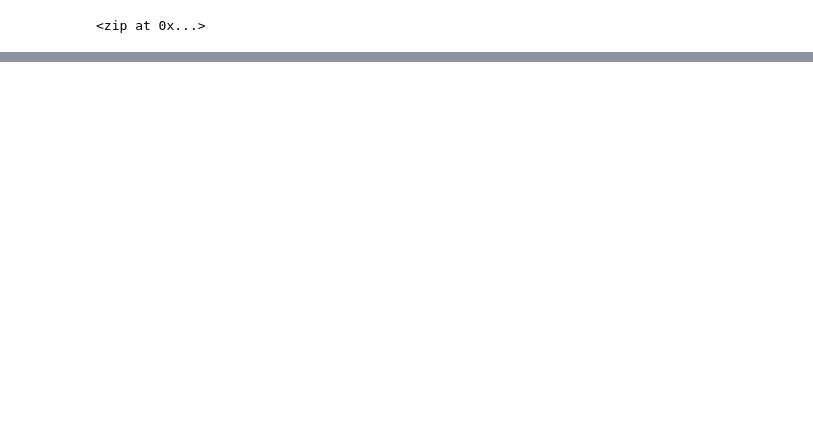
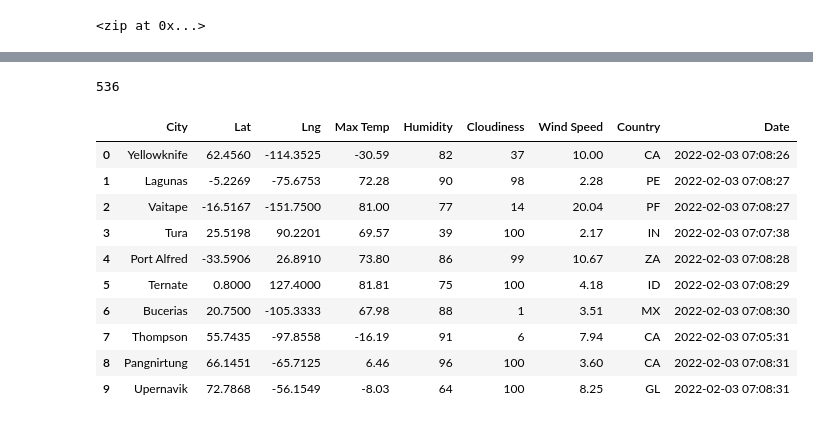
Before and after one commit to mdbinger/World_Weather_Analysis, a Jupyter notebook: WeatherPy.ipynb, the cells around one changed output, grey strips where cells are left out. Saved outputs shown, nothing was run; the diff lists cells and outputs as text; code cells hidden in the pictures; blank space fills up the shorter version.

Commit message:
adding updated weatherpy code

```diff
--- a/WeatherPy.ipynb
+++ b/WeatherPy.ipynb
@@ -32,0 +43,3 @@ len(cities)
+# %%
+# Starting URL for Weather Map API Call.
+url = "http://api.openweathermap.org/data/2.5/weather?units=Imperial&APPID=" + weather_api_key
@@ -32,0 +125,20 @@ len(cities)
+# %%
+len(city_data)
+# %% [output]
+536
+# %%
+# Convert the array of dictionaries to a Pandas DataFrame.
+city_data_df = pd.DataFrame(city_data)
+city_data_df.head(10)
+# %% [output]
+|  | City | Lat | Lng | Max Temp | Humidity | Cloudiness | Wind Speed | Country | Date |
+| 0 | Yellowknife | 62.4560 | -114.3525 | -30.59 | 82 | 37 | 10.00 | CA | 2022-02-03 07:08:26 |
+| 1 | Lagunas | -5.2269 | -75.6753 | 72.28 | 90 | 98 | 2.28 | PE | 2022-02-03 07:08:27 |
+| 2 | Vaitape | -16.5167 | -151.7500 | 81.00 | 77 | 14 | 20.04 | PF | 2022-02-03 07:08:27 |
+| 3 | Tura | 25.5198 | 90.2201 | 69.57 | 39 | 100 | 2.17 | IN | 2022-02-03 07:07:38 |
+| 4 | Port Alfred | -33.5906 | 26.8910 | 73.80 | 86 | 99 | 10.67 | ZA | 2022-02-03 07:08:28 |
+| 5 | Ternate | 0.8000 | 127.4000 | 81.81 | 75 | 100 | 4.18 | ID | 2022-02-03 07:08:29 |
+| 6 | Bucerias | 20.7500 | -105.3333 | 67.98 | 88 | 1 | 3.51 | MX | 2022-02-03 07:08:30 |
+| 7 | Thompson | 55.7435 | -97.8558 | -16.19 | 91 | 6 | 7.94 | CA | 2022-02-03 07:05:31 |
+| 8 | Pangnirtung | 66.1451 | -65.7125 | 6.46 | 96 | 100 | 3.60 | CA | 2022-02-03 07:08:31 |
+| 9 | Upernavik | 72.7868 | -56.1549 | -8.03 | 64 | 100 | 8.25 | GL | 2022-02-03 07:08:31 |
```
Also changed, not shown: parts of 6 cells of this notebook.
